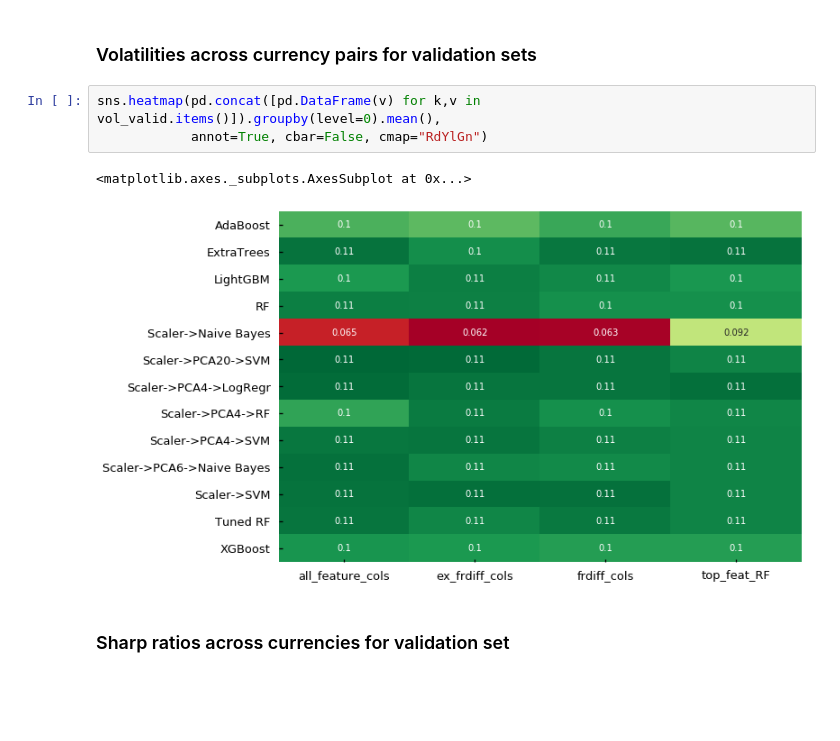
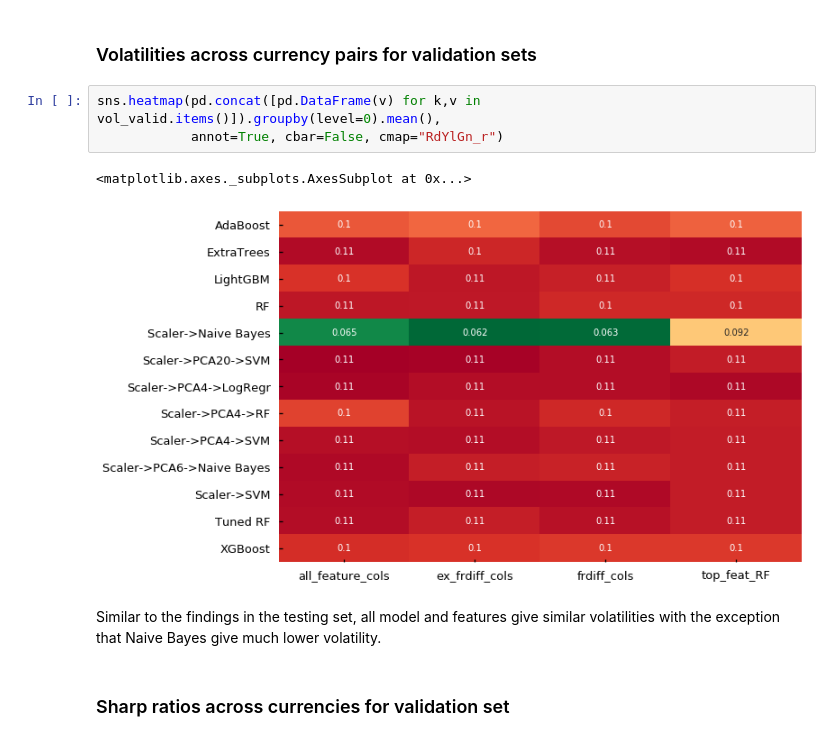
Before and after one commit to schigrinov/capstone, a Jupyter notebook: notebooks/WQU Capstone - Notebook 7 - Building an ensemble and testing.ipynb, the cells around one changed output. Cells and saved outputs as stored; diff of their text form; blank space fills up the shorter version.

```diff
--- a/notebooks/WQU Capstone - Notebook 7 - Building an ensemble and testing.ipynb
+++ b/notebooks/WQU Capstone - Notebook 7 - Building an ensemble and testing.ipynb
@@ -310,10 +328,12 @@ sns.heatmap(pd.concat([pd.DataFrame(v) for k,v in rtns_valid.items()]).groupby(l
 ### Volatilities across currency pairs for validation sets
 # %%
 sns.heatmap(pd.concat([pd.DataFrame(v) for k,v in vol_valid.items()]).groupby(level=0).mean(),
-            annot=True, cbar=False, cmap="RdYlGn")
+            annot=True, cbar=False, cmap="RdYlGn_r")
 # %% [output]
 <matplotlib.axes._subplots.AxesSubplot at 0x...>
-[figure, old version]
+[figure, new version]
+# %% [markdown]
+Similar to the findings in the testing set, all model and features give similar volatilities with the exception that Naive Bayes give much lower volatility.
 # %% [markdown]
 ### Sharp ratios across currencies for validation set
 # %%
```
Also changed, not shown: parts of 17 cells of this notebook.
